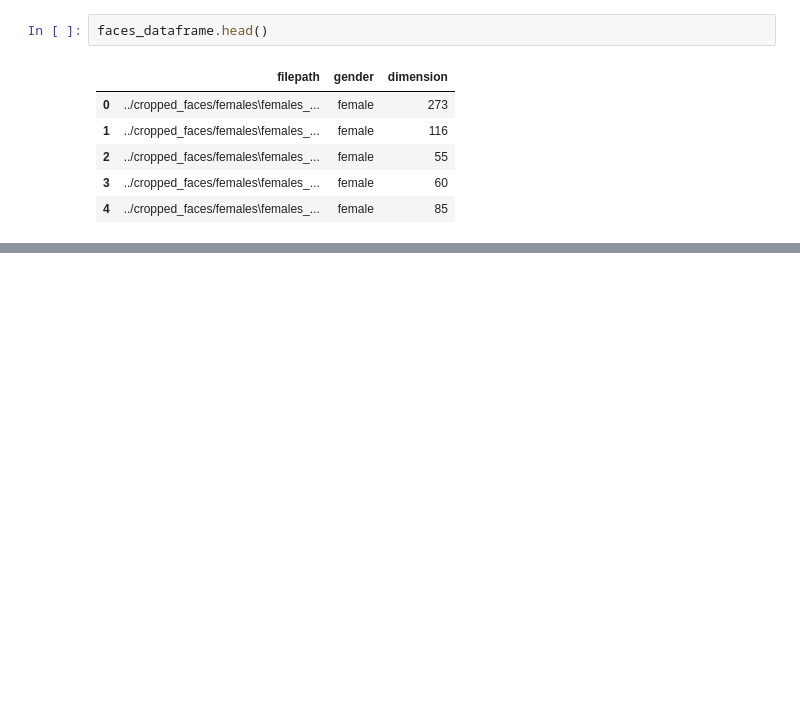
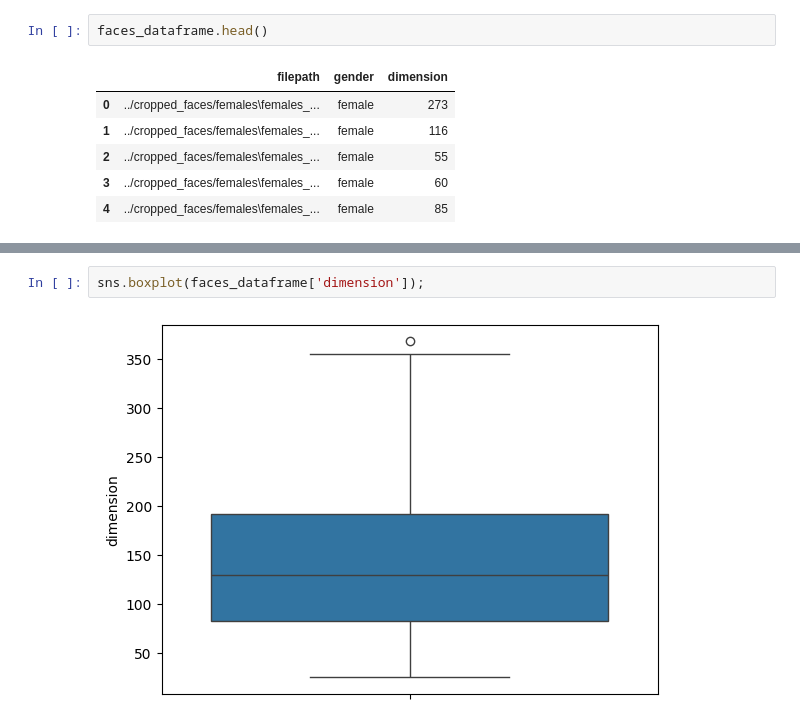
Before and after one commit to HerbertNtim/facelens_ds_ml, a Jupyter notebook: notebooks/02_GRM_data_preprocessing_EDA.ipynb, the cells around one changed output, grey strips where cells are left out. Cells and saved outputs as stored; diff of their text form; blank space fills up the shorter version.

```diff
--- a/notebooks/02_GRM_data_preprocessing_EDA.ipynb
+++ b/notebooks/02_GRM_data_preprocessing_EDA.ipynb
@@ -58,0 +95,4 @@ faces_dataframe.head()
+# %%
+sns.boxplot(faces_dataframe['dimension']);
+# %% [output]
+[figure, added]
```
Also changed, not shown: parts of 7 cells of this notebook.
